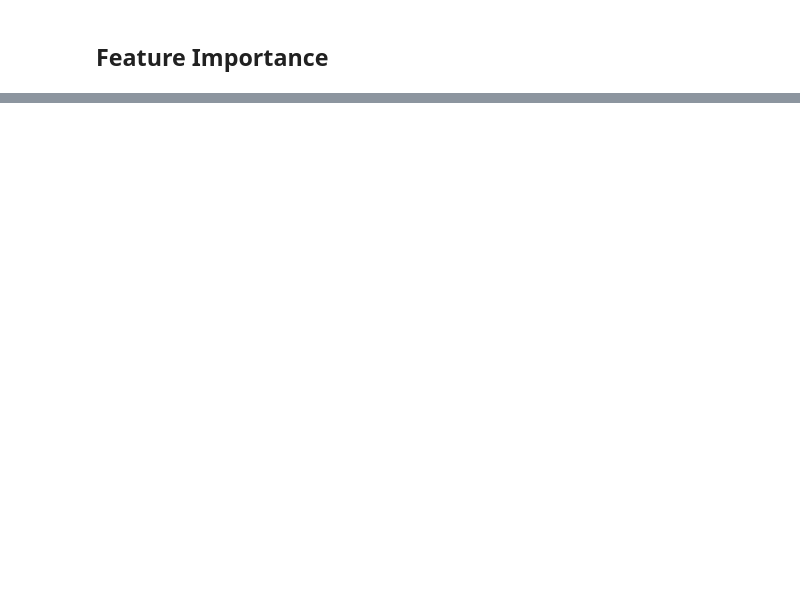
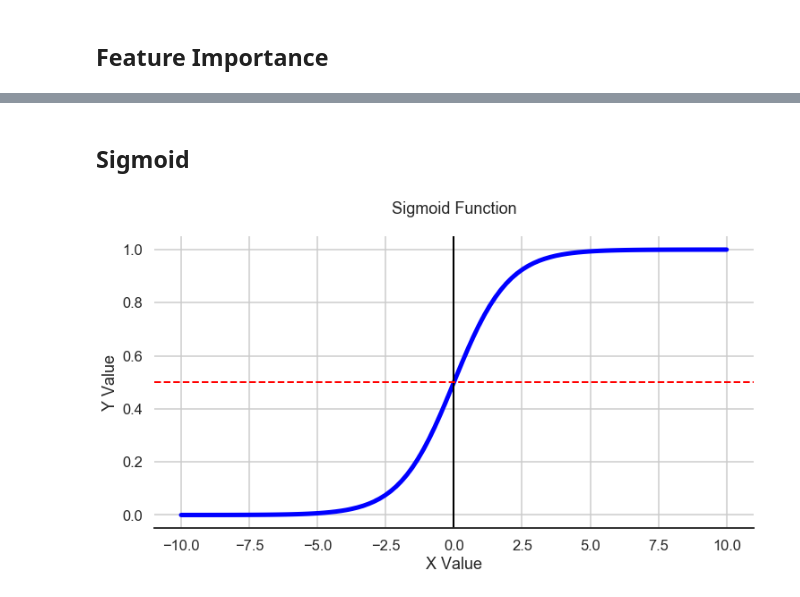
Before and after one commit to AdamBlomfield/machine_learning_ufc_data, a Jupyter notebook: notebooks/powerpoint_visuals.ipynb, the cells around one changed output, grey strips where cells are left out. Saved outputs shown, nothing was run; the diff lists cells and outputs as text; code cells hidden in the pictures; blank space fills up the shorter version.

```diff
--- a/notebooks/powerpoint_visuals.ipynb
+++ b/notebooks/powerpoint_visuals.ipynb
@@ -176,2 +162,35 @@ TypeError: slice indices must be integers or None or have an __index__ method
 # %% [markdown]
-##
+## Sigmoid
+# %%
+# Define sigmoid function
+sigmoid = lambda x: 1 / (1 + np.exp(-x))
+
+# Create x & y
+x = np.linspace(-10,10,100)
+y = sigmoid(x)
+
+# Set figure
+sns.set(rc={'figure.figsize':(12,6)},style="white", context="talk")
+
+# Plot
+ax = sns.lineplot(x, y, color='blue', lw=5)
+ax.grid()
+ax.axes
+
+# Y axis
+plt.axvline(x=0, lw=2, color='black')
+
+# Plot y=0.5
+plt.axhline(y=0.5, lw=2, ls='--', color='red')
+
+# Title and Axis
+title = 'Sigmoid Function'
+ax.set_title(title, pad=25)
+ax.set_xlabel('X Value')
+ax.set_ylabel('Y Value')
+sns.despine(left=True)
+
+# Save Figure
+# save_figure(ax, title)
+# %% [output]
+[figure, added]
```
Also changed, not shown: parts of 8 cells of this notebook, 11 other files.
